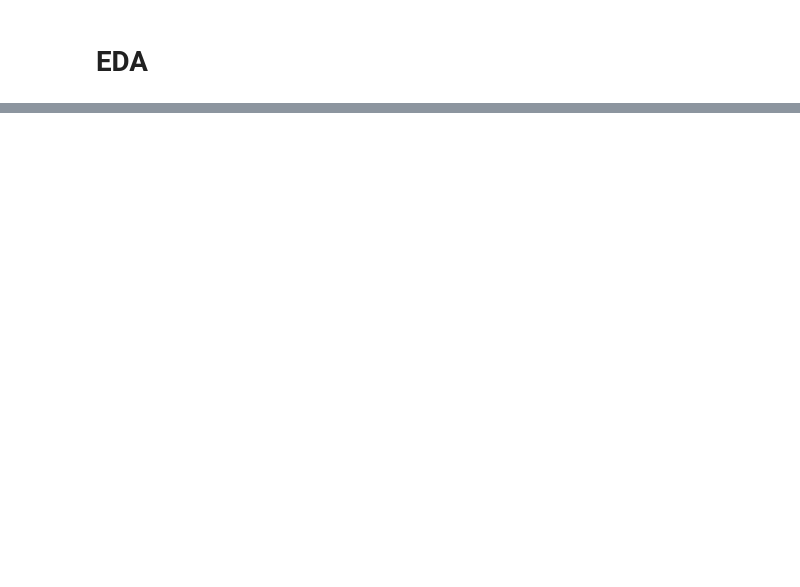
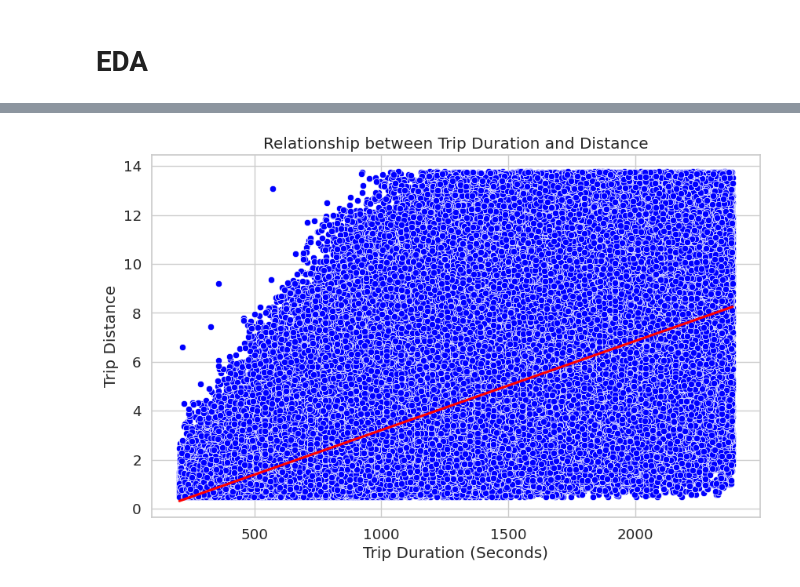
Before and after one commit to jmayank23/YellowTaxiAnalysis, a Jupyter notebook: EDA.ipynb, the cells around one changed output, grey strips where cells are left out. Cells and saved outputs as stored; diff of their text form; code cells hidden in the pictures; blank space fills up the shorter version.

```diff
--- a/EDA.ipynb
+++ b/EDA.ipynb
@@ -103,0 +452,22 @@ df.describe().show()
+# %%
+# Calculate the time difference in seconds using unix_timestamp
+sampled_df = sampled_df.withColumn(
+    "trip_duration_seconds",
+    unix_timestamp(col("tpep_dropoff_datetime")) - unix_timestamp(col("tpep_pickup_datetime"))
+)
+
+# filter using quantile range function based on time_difference_seconds
+filtered_df = filter_quantile_range(sampled_df, ["trip_duration_seconds", "trip_distance"], 0.05, 0.95)
+# %%
+pandas_df = filtered_df.select("trip_distance", "trip_duration_seconds").toPandas()
+# %%
+plt.figure(figsize=(10, 6))
+sns.scatterplot(x='trip_duration_seconds', y='trip_distance', data=pandas_df, color='blue')
+sns.regplot(x='trip_duration_seconds', y='trip_distance', data=pandas_df, scatter=False, color='red', ci=None)
+plt.title("Relationship between Trip Duration and Distance")
+plt.xlabel("Trip Duration (Seconds)")
+plt.ylabel("Trip Distance")
+plt.grid(True)
+plt.show()
+# %% [output]
+[figure, added]
```
Also changed, not shown: parts of 67 cells of this notebook, 3 other files.
